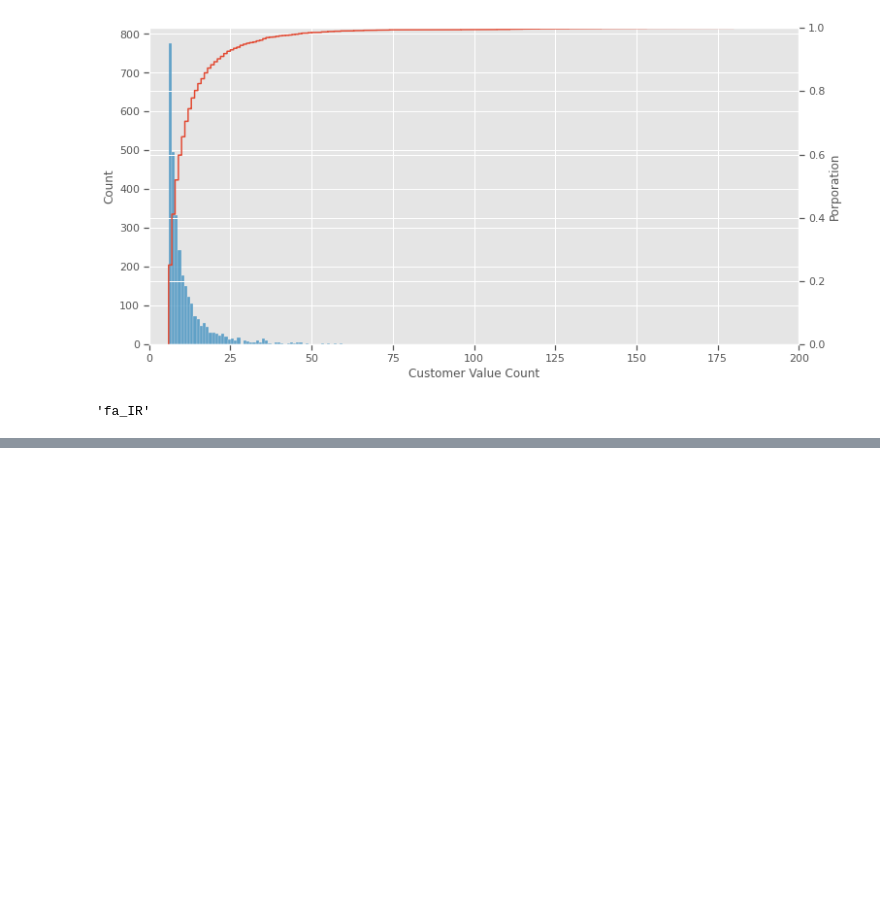
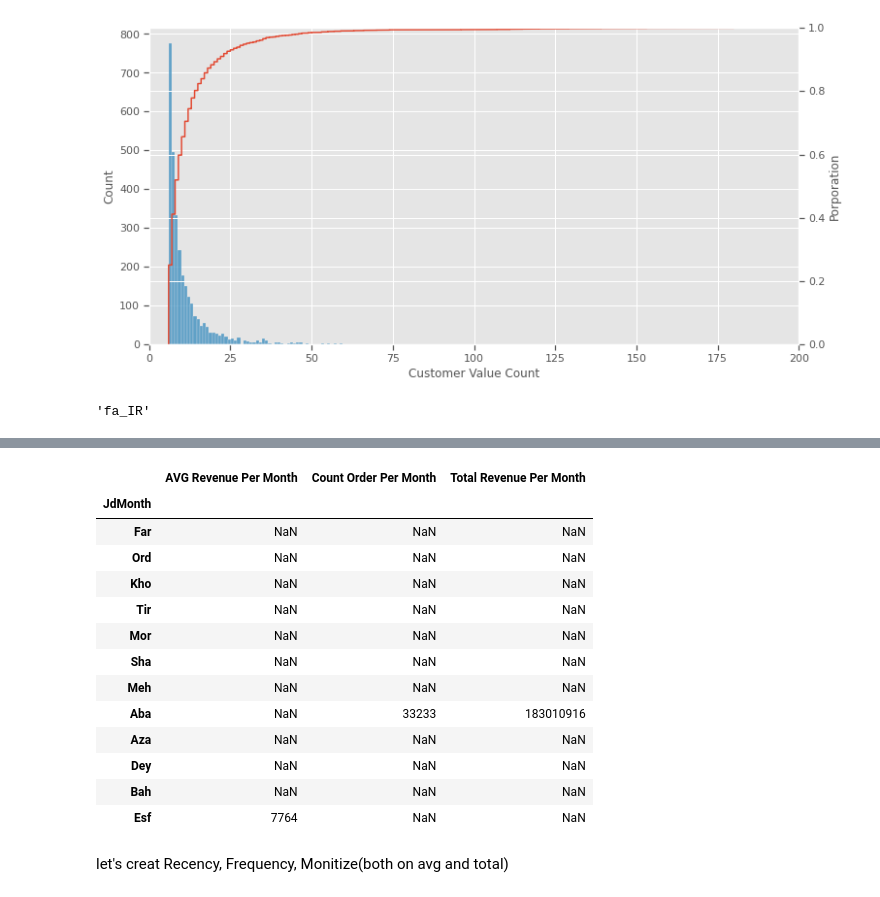
Before and after one commit to alephba/interview_tasks, a Jupyter notebook: src/notebook.ipynb, the cells around one changed output, grey strips where cells are left out. Cells and saved outputs as stored; diff of their text form; code cells hidden in the pictures; blank space fills up the shorter version.

```diff
--- a/src/notebook.ipynb
+++ b/src/notebook.ipynb
@@ -90,0 +137,22 @@ AttributeError: Can only use .dt accessor with datetimelike values
+# %%
+# style.applymap(lambda v:'color:red;' if v is True, props='color:red;')\
+# .applymap(lambda v:'color:red;' if v is True else None)
+
+summary98[summary98==summary98.max()]
+# %% [output]
+|  | AVG Revenue Per Month | Count Order Per Month | Total Revenue Per Month |
+| JdMonth |  |  |  |
+| Far | NaN | NaN | NaN |
+| Ord | NaN | NaN | NaN |
+| Kho | NaN | NaN | NaN |
+| Tir | NaN | NaN | NaN |
+| Mor | NaN | NaN | NaN |
+| Sha | NaN | NaN | NaN |
+| Meh | NaN | NaN | NaN |
+| Aba | NaN | 33233 | 183010916 |
+| Aza | NaN | NaN | NaN |
+| Dey | NaN | NaN | NaN |
+| Bah | NaN | NaN | NaN |
+| Esf | 7764 | NaN | NaN |
+# %% [markdown]
+let's creat Recency, Frequency, Monitize(both on avg and total)
```
Also changed, not shown: parts of 14 cells of this notebook, 1 other file.
